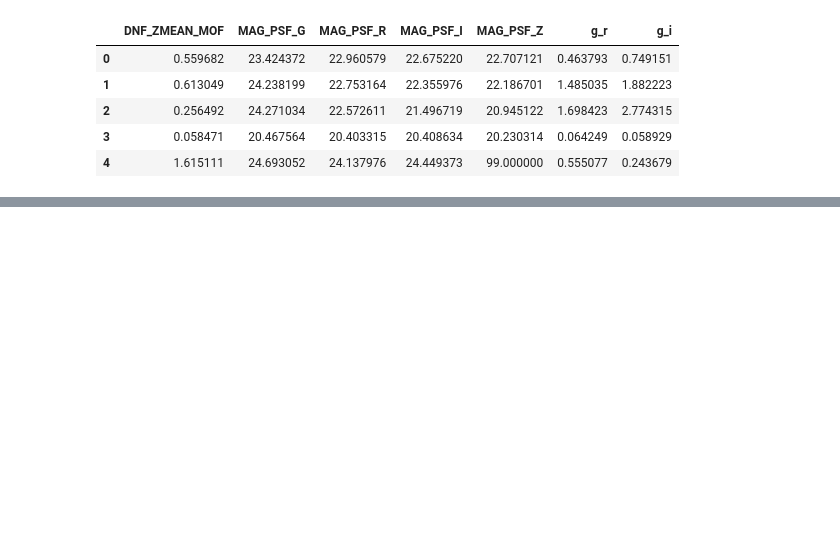
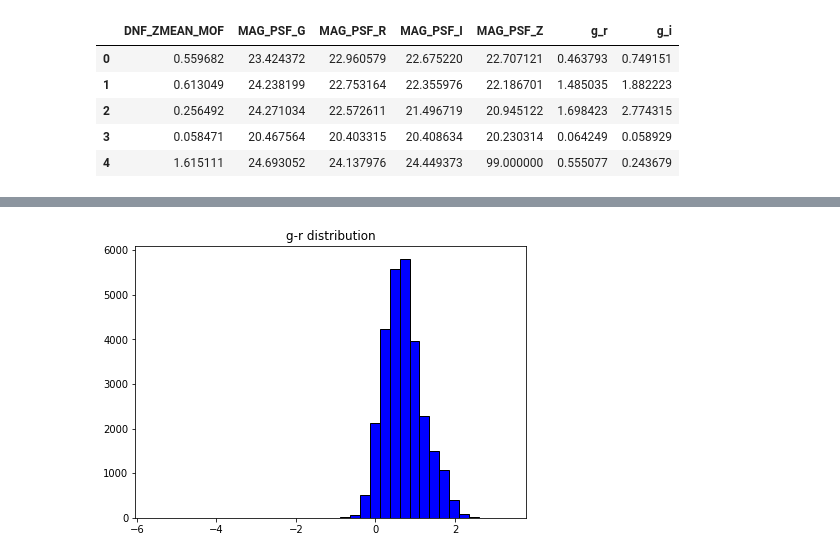
Before and after one commit to JimenaGonzalez/Simulations-Double-Source-Gravitational-Lensing, a Jupyter notebook: color_distribution/ColorDistribution.ipynb, the cells around one changed output, grey strips where cells are left out. Cells and saved outputs as stored; diff of their text form; code cells hidden in the pictures; blank space fills up the shorter version.

```diff
--- a/color_distribution/ColorDistribution.ipynb
+++ b/color_distribution/ColorDistribution.ipynb
@@ -51,0 +47,7 @@ plt.show()
+# %%
+plt.figure(figsize=(7,5))
+plt.hist(colors['g_r'], color = 'blue', edgecolor = 'black', bins = int(180/5))
+plt.title('g-r distribution')
+plt.show()
+# %% [output]
+[figure, added]
```
Also changed, not shown: parts of 7 cells of this notebook.
